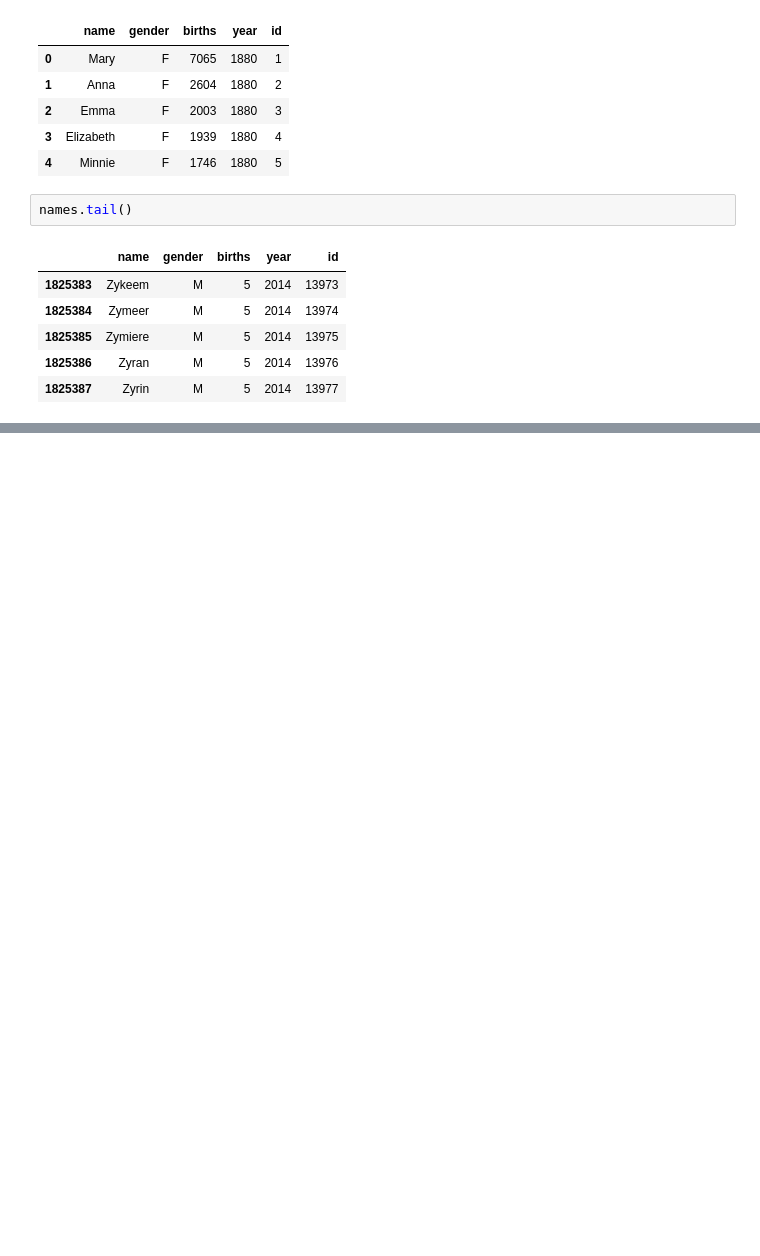
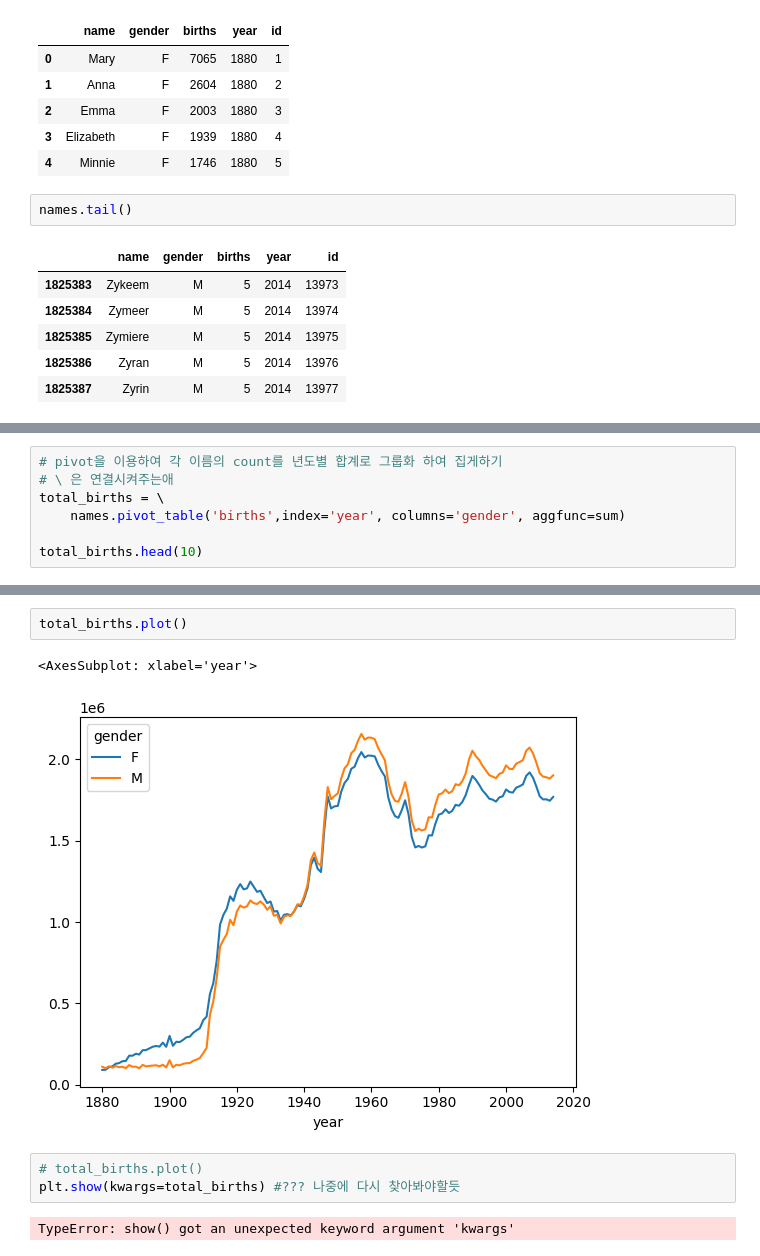
Before and after one commit to LeeHosik/Python-Study, a Jupyter notebook: DataAnalysis/Note/00. DataAnalysis _ Preview.ipynb, the cells around one changed output, grey strips where cells are left out. Saved outputs shown, nothing was run; the diff lists cells and outputs as text; blank space fills up the shorter version.

```diff
--- a/DataAnalysis/Note/00. DataAnalysis _ Preview.ipynb
+++ b/DataAnalysis/Note/00. DataAnalysis _ Preview.ipynb
@@ -444,0 +475,7 @@ names.tail()
+# %%
+# pivot을 이용하여 각 이름의 count를 년도별 합계로 그룹화 하여 집게하기
+# \ 은 연결시켜주는애
+total_births = \
+    names.pivot_table('births',index='year', columns='gender', aggfunc=sum)
+
+total_births.head(10)
@@ -444,0 +495,10 @@ names.tail()
+# %%
+total_births.plot()
+# %% [output]
+<AxesSubplot: xlabel='year'>
+[figure, added]
+# %%
+# total_births.plot()
+plt.show(kwargs=total_births) #??? 나중에 다시 찾아봐야할듯
+# %% [output]
+TypeError: show() got an unexpected keyword argument 'kwargs'
```
Also changed, not shown: parts of 11 cells of this notebook, 7 other files.
